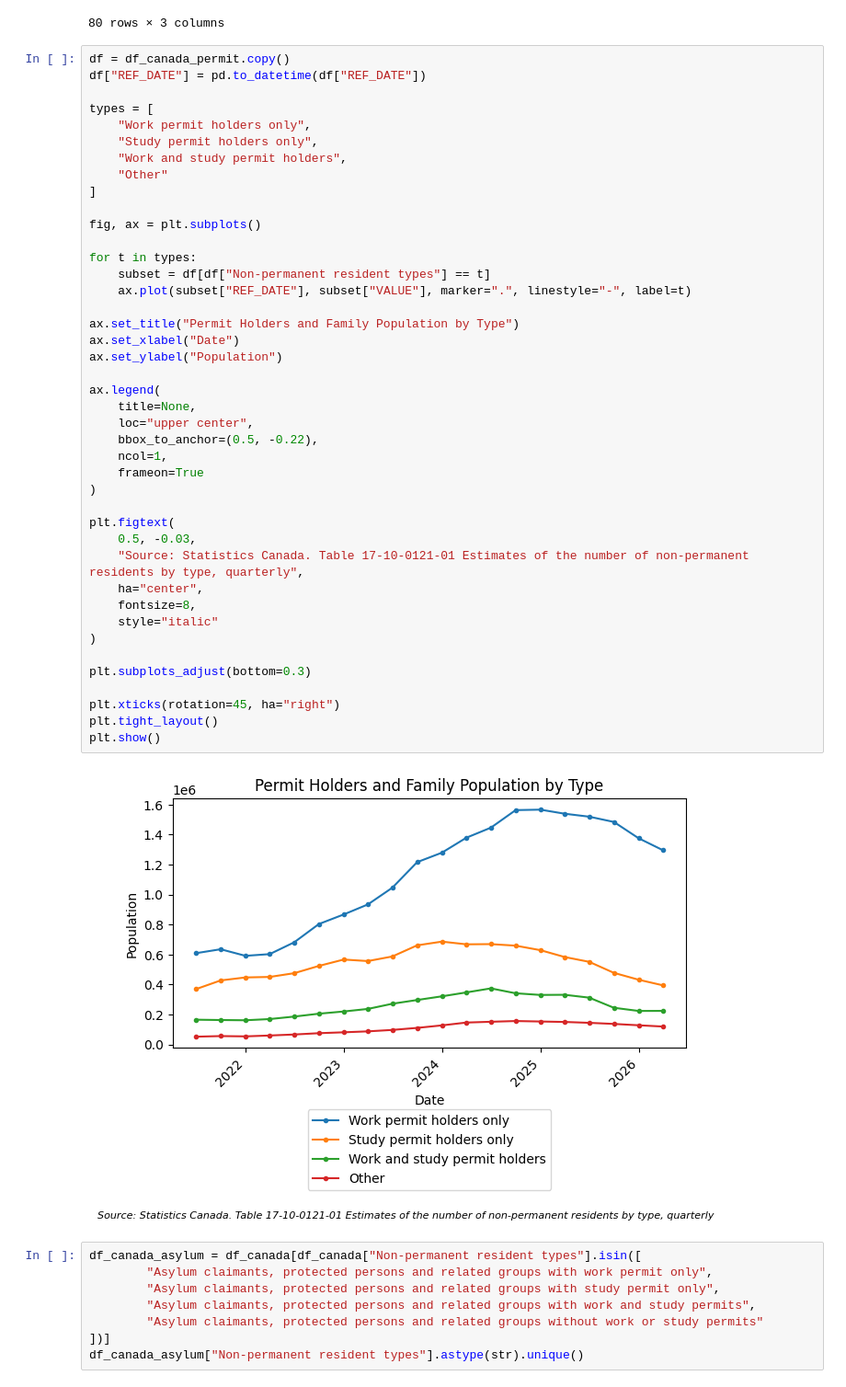
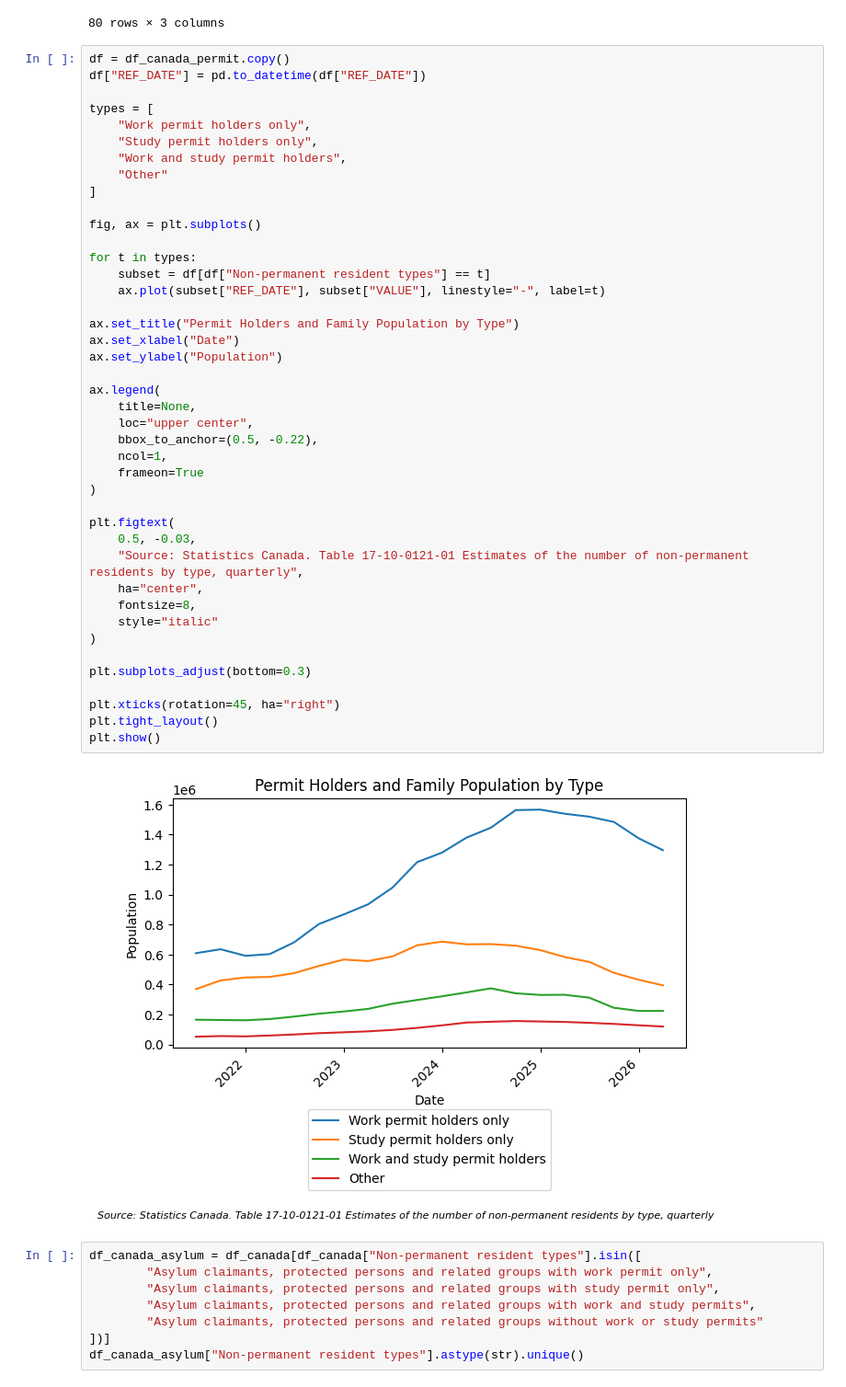
Before and after one commit to yrmo/gcinfo, a Jupyter notebook: non-permanent-by-type-2021-present.ipynb, the cells around one changed output. Shown at 92% size. Cells and saved outputs as stored; diff of their text form.

Commit message:
Remove plot markers, add note to plot prompt

```diff
--- a/non-permanent-by-type-2021-present.ipynb
+++ b/non-permanent-by-type-2021-present.ipynb
@@ -141,35 +141,35 @@ fig, ax = plt.subplots()
 
 for t in types:
     subset = df[df["Non-permanent resident types"] == t]
-    ax.plot(subset["REF_DATE"], subset["VALUE"], marker=".", linestyle="-", label=t)
+    ax.plot(subset["REF_DATE"], subset["VALUE"], linestyle="-", label=t)
 
 ax.set_title("Permit Holders and Family Population by Type")
 ax.set_xlabel("Date")
 ax.set_ylabel("Population")
 
 ax.legend(
     title=None,
     loc="upper center",
     bbox_to_anchor=(0.5, -0.22),
     ncol=1,
     frameon=True
 )
 
 plt.figtext(
     0.5, -0.03,
     "Source: Statistics Canada. Table 17-10-0121-01 Estimates of the number of non-permanent residents by type, quarterly",
     ha="center",
     fontsize=8,
     style="italic"
 )
 
 plt.subplots_adjust(bottom=0.3)
 
 plt.xticks(rotation=45, ha="right")
 plt.tight_layout()
 plt.show()
 # %% [output]
-[figure, old version]
+[figure, new version]
 # %%
 df_canada_asylum = df_canada[df_canada["Non-permanent resident types"].isin([
         "Asylum claimants, protected persons and related groups with work permit only",
```
Also changed, not shown: 1 other file.
